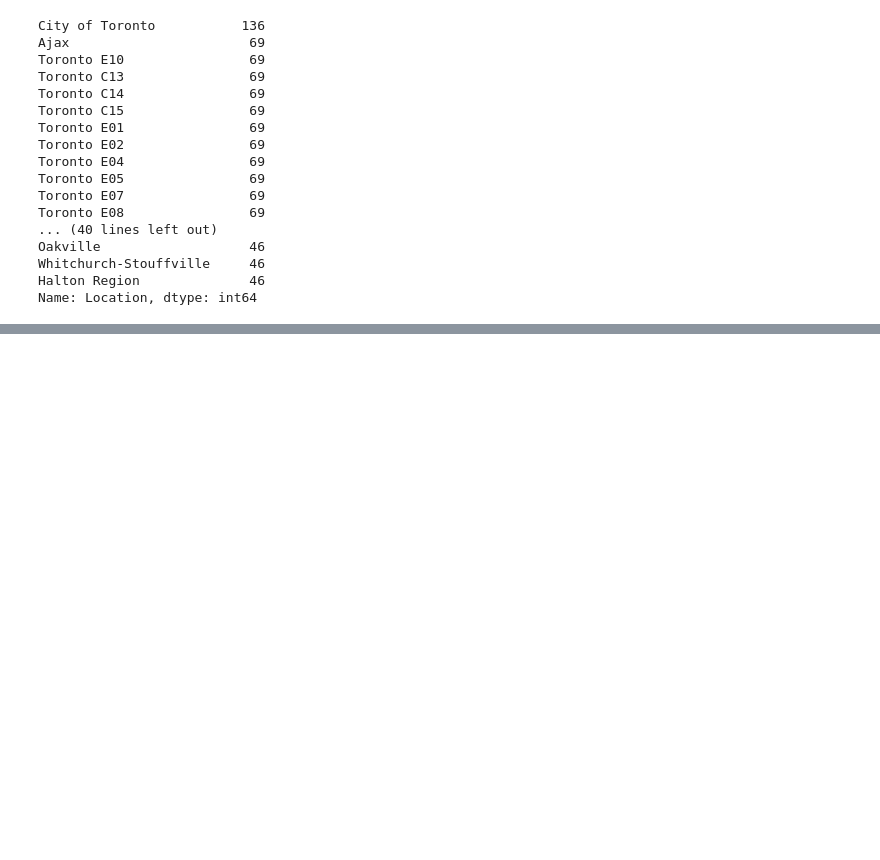
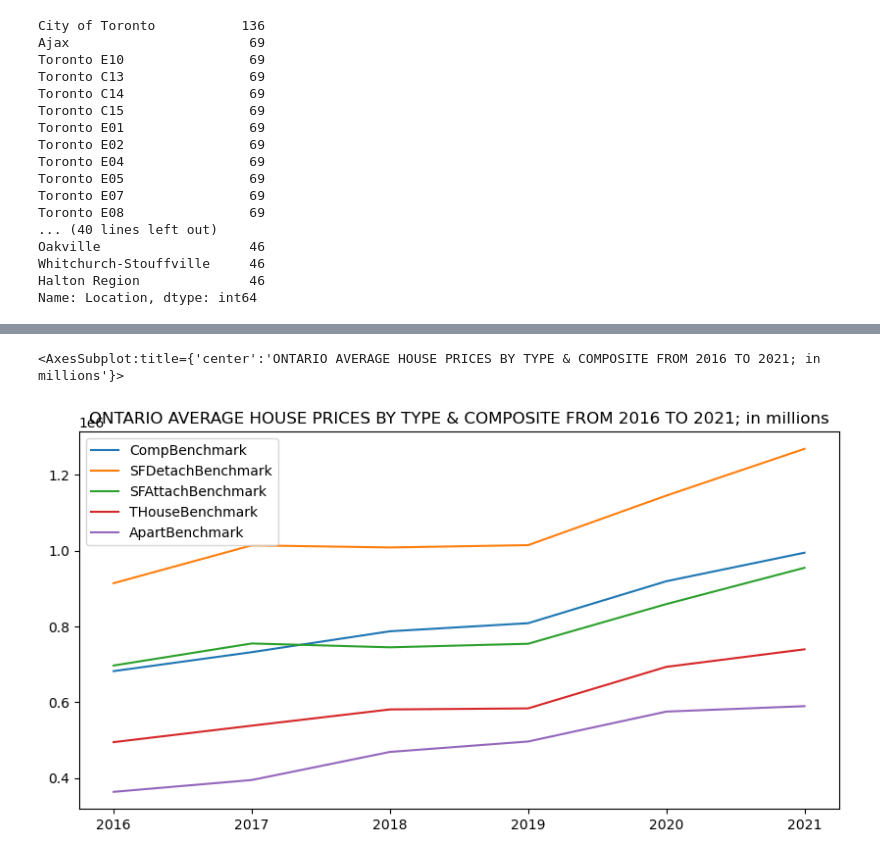
Before and after one commit to ycolagelo/Ontario-Housing-Project, a Jupyter notebook: Kaggle MLS Data.ipynb, the cells around one changed output, grey strips where cells are left out. Cells and saved outputs as stored; diff of their text form; code cells hidden in the pictures; blank space fills up the shorter version.

Commit message:
added averages by year

```diff
--- a/Kaggle MLS Data.ipynb
+++ b/Kaggle MLS Data.ipynb
@@ -383,0 +438,4 @@ Name: Location, dtype: int64
+# %%
+df_2021=mls_data_avg_by_date.loc['2021-01-01':'2022-01-01'].mean()
+# %%
+mls_data_avg_by_year= pd.concat([df_2016, df_2017, df_2018, df_2019, df_2020, df_2021], axis="columns", join = 'inner')
@@ -383,0 +465,2 @@ Name: Location, dtype: int64
+# %%
+mls_data_avg_by_year.columns=['2016','2017','2018','2019','2020','2021']
@@ -383,0 +512,2 @@ Name: Location, dtype: int64
+# %%
+transposed_data=mls_data_avg_by_year.T
@@ -383,0 +533,5 @@ Name: Location, dtype: int64
+# %%
+transposed_data.plot(use_index = True, y = np.array(['CompBenchmark', 'SFDetachBenchmark', 'SFAttachBenchmark', 'THouseBenchmark', 'ApartBenchmark']), figsize=(10,5), title = "ONTARIO AVERAGE HOUSE PRICES BY TYPE & COMPOSITE FROM 2016 TO 2021; in millions")
+# %% [output]
+<AxesSubplot:title={'center':'ONTARIO AVERAGE HOUSE PRICES BY TYPE & COMPOSITE FROM 2016 TO 2021; in millions'}>
+[figure, added]
```
Also changed, not shown: parts of 19 cells of this notebook.
